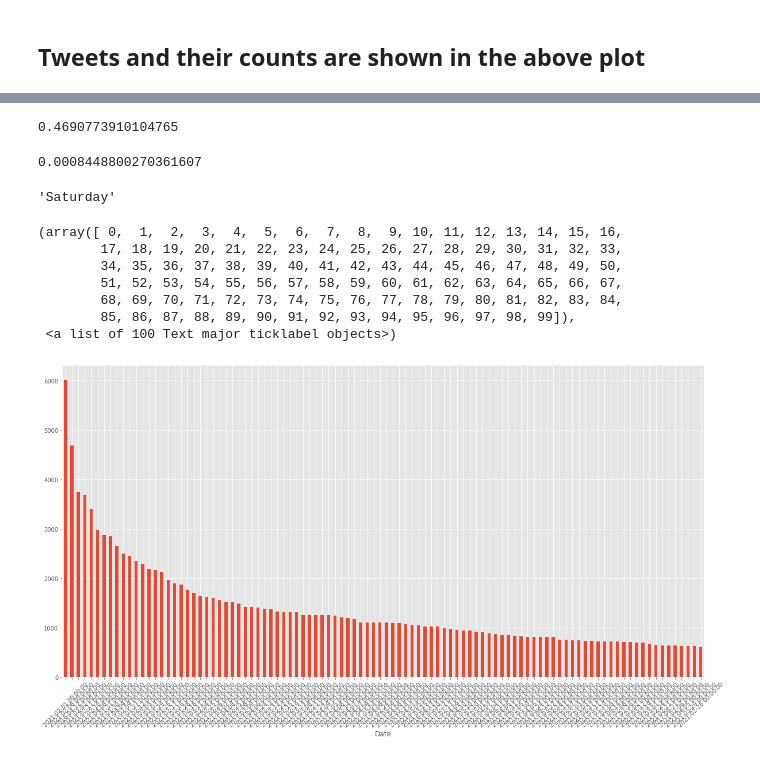
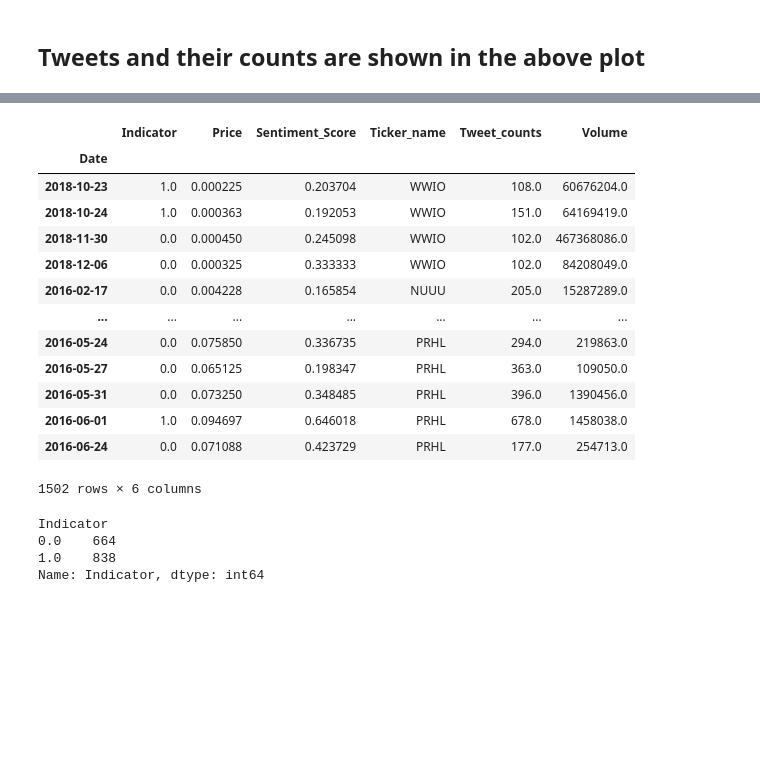
Before and after one commit to abhinavgairola/Anomaly_Detection_OTC_Market, a Jupyter notebook: Read_parquet.ipynb, the cells around one changed output, grey strips where cells are left out. Saved outputs shown, nothing was run; the diff lists cells and outputs as text; code cells hidden in the pictures; blank space fills up the shorter version.

```diff
--- a/Read_parquet.ipynb
+++ b/Read_parquet.ipynb
@@ -636,8 +678,10 @@ len(Dates)
 # %%
 #pd.concat([Sentiment_df,all_clean],axis=1)
-data = pd.concat([all_clean.reset_index().drop('index',axis=1),Sentiment_df],axis=1)
-data['Date']#[['Tweet_counts']]
-data#.drop('variable',axis=1)
-print("Check if the variable and Ticker_name columns are equal: {}".format(colored(data.variable.equals(data.Ticker_name),'red')))
-data.set_index('Date',inplace=True)
-data.drop('variable',axis=1,inplace=True)
+#data = pd.concat([all_clean.reset_index().drop('index',axis=1),Sentiment_df],axis=1)
+#data['Date']#[['Tweet_counts']]
+#data#.drop('variable',axis=1)
+#print("Check if the variable and Ticker_name columns are equal: {}".format(colored(data.variable.equals(data.Ticker_name),'red')))
+#data.set_index('Date',inplace=True)
+#data.drop('variable',axis=1,inplace=True)
+data=all_clean.merge(Sentiment_df,how='inner',left_on=['variable','Date'],right_on=['Ticker_name','Date'])
+data=data.drop('variable',axis=1)
@@ -666,0 +735,5 @@ copy
+# %%
+Final_data=copy.merge(data.reset_index(),how='left',left_on=['Date','Ticker_name'],right_on=['Date','Ticker_name']).drop('index',axis=1)#[~copy.merge(data.reset_index(),how='left',left_on=['Date','Ticker_name'],right_on=['Date','Ticker_name']).Tweet_counts.isnull()]
+#Final_data = Final_data.set_index('Date')
+Final_data = Final_data[~Final_data.Tweet_counts.isnull()]
+Final_data
@@ -667,3 +754,3 @@ copy
 # %%
-Final_data = pd.merge(copy,data.reset_index(),on=['Date','Ticker_name'])
-Final_data[Final_data.Ticker_name=='INND']
+#Final_data = pd.merge(copy,data.reset_index(),on=['Ticker_name'])
+#Final_data[Final_data.Ticker_name=='INND']
@@ -703,18 +783,3 @@ Final_data_2 = test_4.copy()
 #mp.plot(Final_data_2[Final_data.Ticker_name=='RGBP'].Date,price_data,'o')
 #bar_data = (Final_data_2[Final_data_2.Ticker_name=='RGBP'].Tweet_counts-Final_data_2[Final_data_2.Ticker_name=='RGBP'].Tweet_counts.min())/(Final_data_2[Final_data_2.Ticker_name=='RGBP'].Tweet_counts.max()-Final_data_2[Final_data_2.Ticker_name=='RGBP'].Tweet_counts.min())
 #mp.bar(Final_data_2[Final_data_2.Ticker_name=='RGBP'].Date,bar_data,width=40,color='blue')
-# %%
-Final_data_2[Final_data_2.Ticker_name=='RGBP'].Tweet_counts.max()
-# %% [output]
-0.4690773910104765
-# %%
-Final_data_2[Final_data_2.Ticker_name=='RGBP'].Tweet_counts.min()
-# %% [output]
-0.0008448800270361607
-# %%
-import calendar
-from datetime import date
-my_date = date.today()
-calendar.day_name[(data[data['Ticker_name']=='RGBP']).index[0].weekday()]
-# %% [output]
-'Saturday'
@@ -721,12 +793,3 @@ calendar.day_name[(data[data['Ticker_name']=='RGBP']).index[0].weekday()]
 # %%
-data.sort_values(by='Tweet_counts',ascending=False).Tweet_counts[0:100].plot(kind='bar',figsize=(20,10))
-mp.xticks(rotation=45)
+#data.sort_values(by='Tweet_counts',ascending=False).Tweet_counts[0:100].plot(kind='bar',figsize=(20,10))
+#mp.xticks(rotation=45)
-# %% [output]
-(array([ 0,  1,  2,  3,  4,  5,  6,  7,  8,  9, 10, 11, 12, 13, 14, 15, 16,
-        17, 18, 19, 20, 21, 22, 23, 24, 25, 26, 27, 28, 29, 30, 31, 32, 33,
-        34, 35, 36, 37, 38, 39, 40, 41, 42, 43, 44, 45, 46, 47, 48, 49, 50,
-        51, 52, 53, 54, 55, 56, 57, 58, 59, 60, 61, 62, 63, 64, 65, 66, 67,
-        68, 69, 70, 71, 72, 73, 74, 75, 76, 77, 78, 79, 80, 81, 82, 83, 84,
-        85, 86, 87, 88, 89, 90, 91, 92, 93, 94, 95, 96, 97, 98, 99]),
- <a list of 100 Text major ticklabel objects>)
-[figure, removed]
@@ -755,0 +796,26 @@ all_clean[all_clean['variable']=='Indicator_INND'].drop(['variable','Date'],axis
+# %%
+Final_data=Final_data.merge(df_stocks['Volume'].reset_index().melt(id_vars='Date',value_vars=list(df_stocks['Volume'].columns)).rename(columns={'Symbols':'Ticker_name'}),how='inner',on=['Date','Ticker_name']).rename(columns={'value':'Volume'})
+# %%
+Final_data[sorted(list(Final_data.columns))].set_index('Date')
+# %% [output]
+|  | Indicator | Price | Sentiment_Score | Ticker_name | Tweet_counts | Volume |
+| Date |  |  |  |  |  |  |
+| 2018-10-23 | 1.0 | 0.000225 | 0.203704 | WWIO | 108.0 | 60676204.0 |
+| 2018-10-24 | 1.0 | 0.000363 | 0.192053 | WWIO | 151.0 | 64169419.0 |
+| 2018-11-30 | 0.0 | 0.000450 | 0.245098 | WWIO | 102.0 | 467368086.0 |
+| 2018-12-06 | 0.0 | 0.000325 | 0.333333 | WWIO | 102.0 | 84208049.0 |
+| 2016-02-17 | 0.0 | 0.004228 | 0.165854 | NUUU | 205.0 | 15287289.0 |
+| ... | ... | ... | ... | ... | ... | ... |
+| 2016-05-24 | 0.0 | 0.075850 | 0.336735 | PRHL | 294.0 | 219863.0 |
+| 2016-05-27 | 0.0 | 0.065125 | 0.198347 | PRHL | 363.0 | 109050.0 |
+| 2016-05-31 | 0.0 | 0.073250 | 0.348485 | PRHL | 396.0 | 1390456.0 |
+| 2016-06-01 | 1.0 | 0.094697 | 0.646018 | PRHL | 678.0 | 1458038.0 |
+| 2016-06-24 | 0.0 | 0.071088 | 0.423729 | PRHL | 177.0 | 254713.0 |
+1502 rows × 6 columns
+# %%
+Final_data[['Indicator']].groupby('Indicator')['Indicator'].count().sort_values()
+# %% [output]
+Indicator
+0.0    664
+1.0    838
+Name: Indicator, dtype: int64
```
Also changed, not shown: parts of 37 cells of this notebook.
